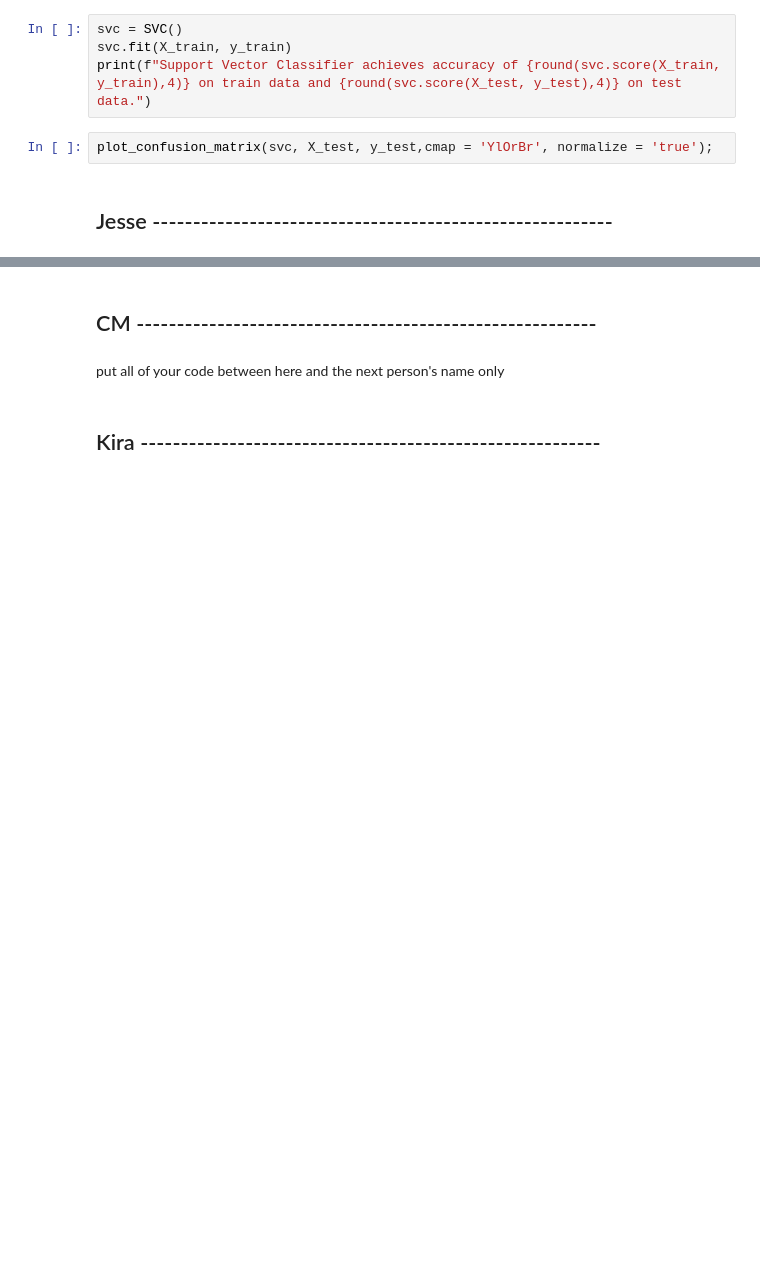
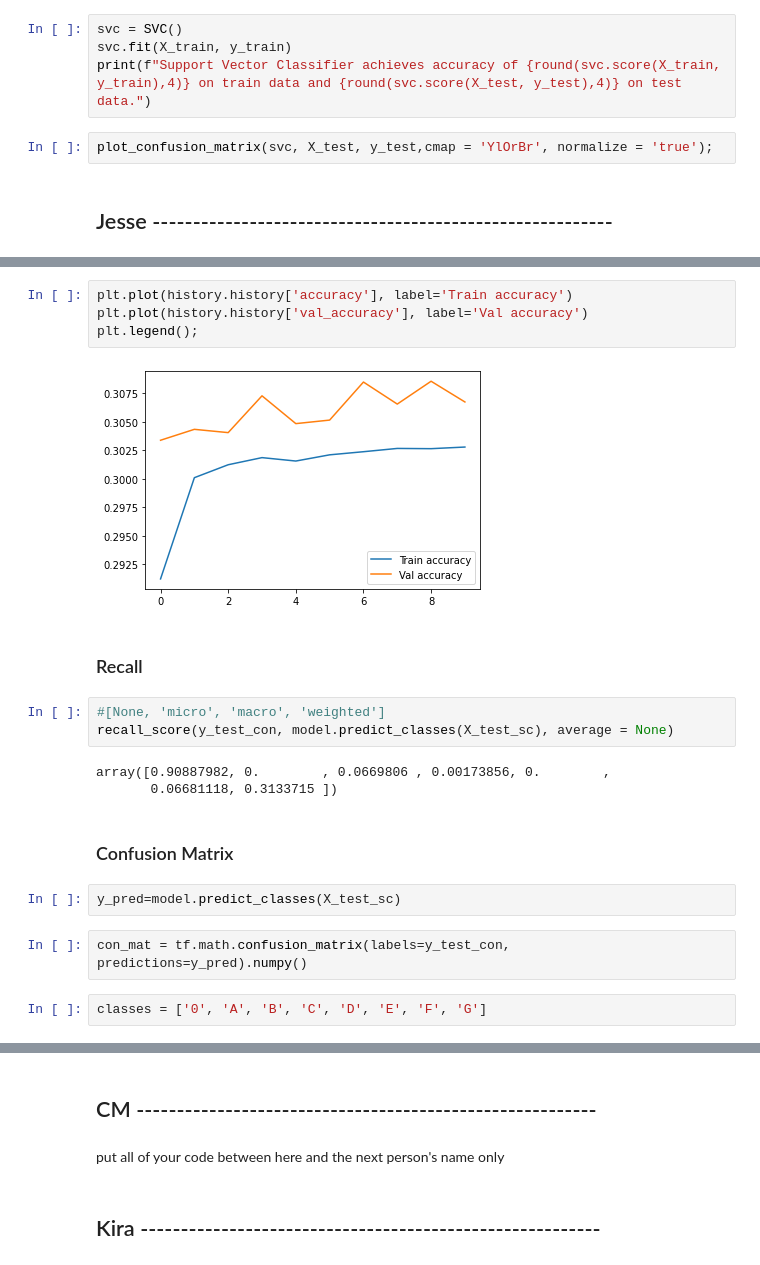
Before and after one commit to Marrrta/wildfires, a Jupyter notebook: models.ipynb, the cells around one changed output, grey strips where cells are left out. Drawn from its saved outputs; the diff is of its cells as text; blank space fills up the shorter version.

```diff
--- a/models.ipynb
+++ b/models.ipynb
@@ -324,0 +573,22 @@ put all of your code between here and the next person's name only
+# %%
+plt.plot(history.history['accuracy'], label='Train accuracy')
+plt.plot(history.history['val_accuracy'], label='Val accuracy')
+plt.legend();
+# %% [output]
+[figure, added]
+# %% [markdown]
+### Recall
+# %%
+#[None, 'micro', 'macro', 'weighted']
+recall_score(y_test_con, model.predict_classes(X_test_sc), average = None)
+# %% [output]
+array([0.90887982, 0.        , 0.0669806 , 0.00173856, 0.        ,
+       0.06681118, 0.3133715 ])
+# %% [markdown]
+### Confusion Matrix
+# %%
+y_pred=model.predict_classes(X_test_sc)
+# %%
+con_mat = tf.math.confusion_matrix(labels=y_test_con, predictions=y_pred).numpy()
+# %%
+classes = ['0', 'A', 'B', 'C', 'D', 'E', 'F', 'G']
```
Also changed, not shown: parts of 36 cells of this notebook.
